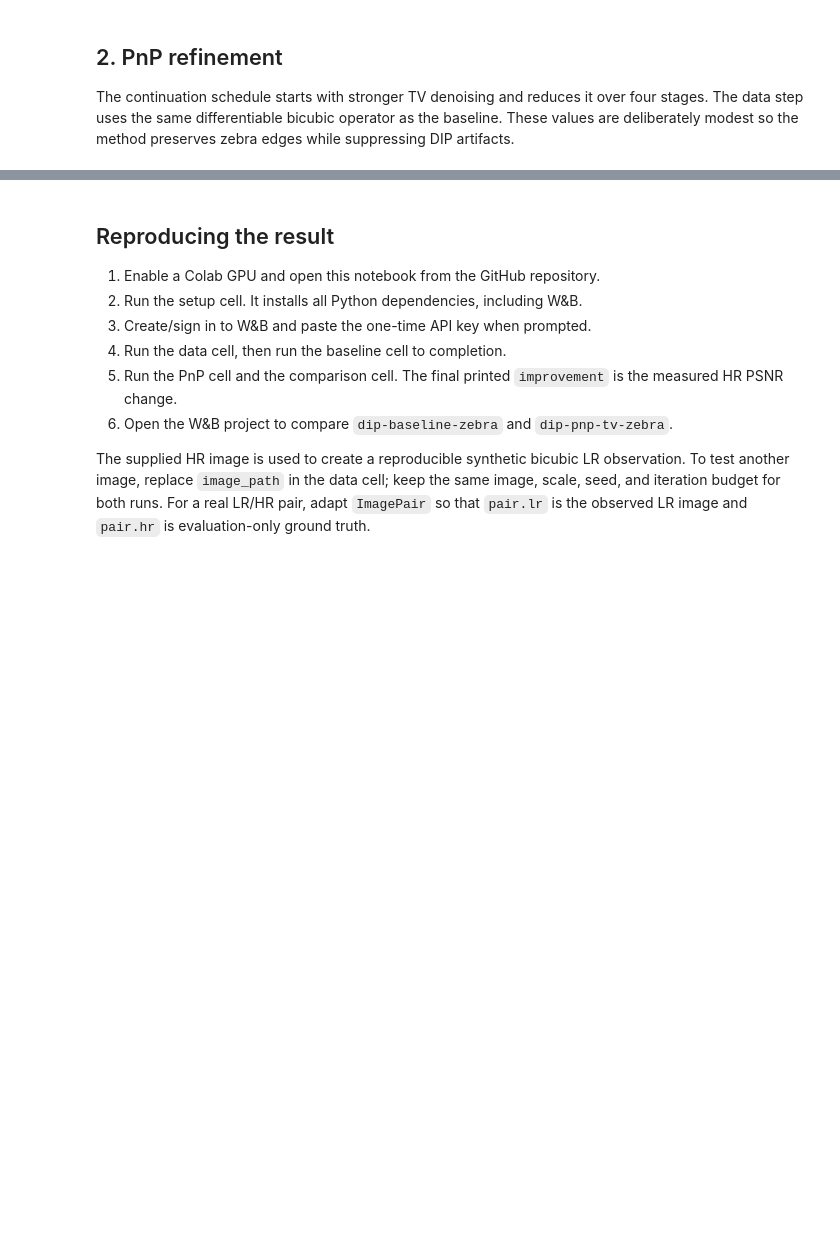
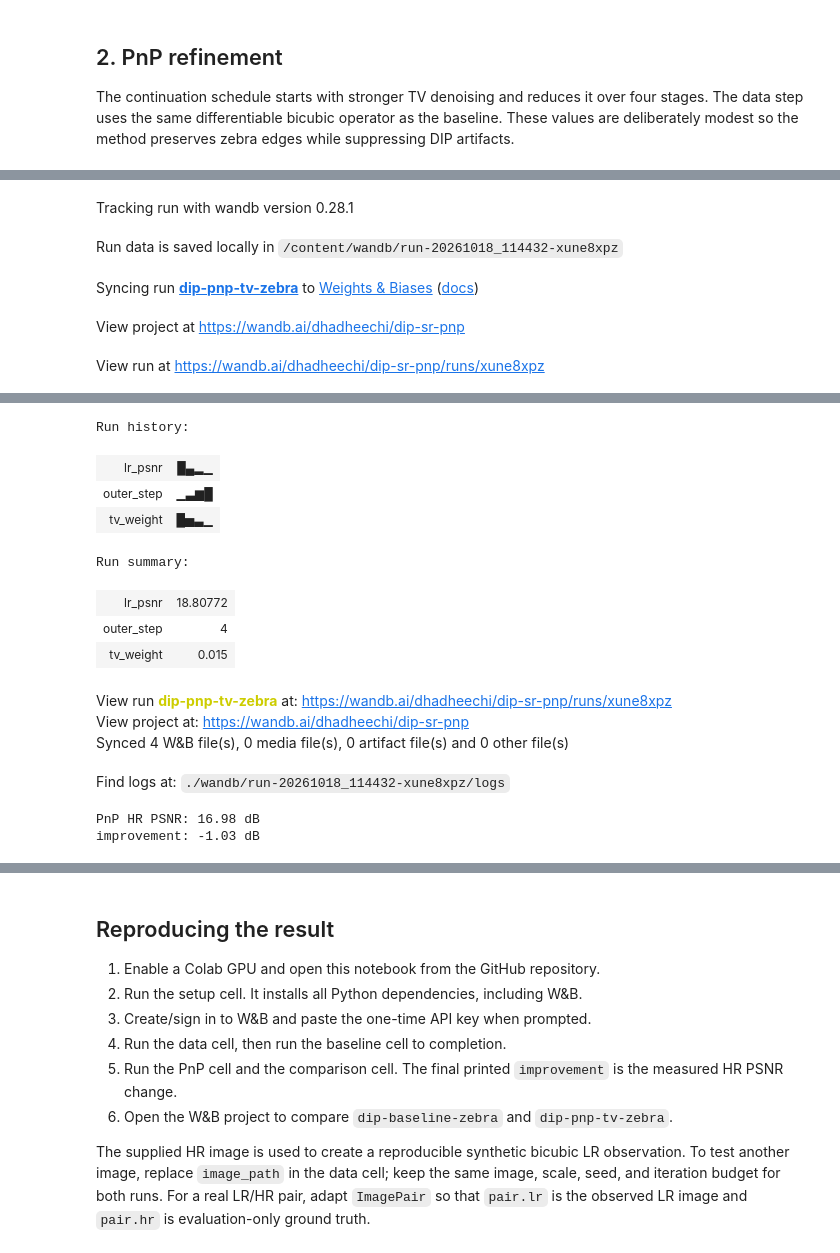
Before and after one commit to Dhadheechi/dip-sr, a Jupyter notebook: notebooks/super_resolution_template.ipynb, the cells around one changed output, grey strips where cells are left out. Saved outputs shown, nothing was run; the diff lists cells and outputs as text; code cells hidden in the pictures; blank space fills up the shorter version.

```diff
--- a/notebooks/super_resolution_template.ipynb
+++ b/notebooks/super_resolution_template.ipynb
@@ -88,6 +117,8 @@ pnp_config = PnPConfig(
     wandb_project=WANDB_PROJECT if USE_WANDB else None,
     wandb_mode="online",
 )
-pnp = run_pnp_refinement(pair, baseline.output, pnp_config)
+# pnp = run_pnp_refinement(pair, baseline.output, pnp_config)
+pnp = run_pnp_refinement(pair, bicubic, pnp_config)
 print(f"PnP HR PSNR: {psnr(pnp.output, pair.hr):.2f} dB")
 print(f"improvement: {psnr(pnp.output, pair.hr) - psnr(baseline.output, pair.hr):+.2f} dB")
+# %% [output]
@@ -93,0 +126,5 @@ print(f"improvement: {psnr(pnp.output, pair.hr) - psnr(baseline.output, pair.hr)
+Tracking run with wandb version 0.28.1
+Run data is saved locally in /content/wandb/run-20261018_114432-xune8xpz
+Syncing run dip-pnp-tv-zebra to Weights & Biases (docs)
+View project at https://wandb.ai/dhadheechi/dip-sr-pnp
+View run at https://wandb.ai/dhadheechi/dip-sr-pnp/runs/xune8xpz
@@ -94,3 +132,17 @@ print(f"improvement: {psnr(pnp.output, pair.hr) - psnr(baseline.output, pair.hr)
+Run history:
+| lr_psnr | █▄▂▁ |
+| outer_step | ▁▃▆█ |
+| tv_weight | █▅▃▁ |
+Run summary:
+| lr_psnr | 18.80772 |
+| outer_step | 4 |
+| tv_weight | 0.015 |
+View run dip-pnp-tv-zebra at: https://wandb.ai/dhadheechi/dip-sr-pnp/runs/xune8xpz
+View project at: https://wandb.ai/dhadheechi/dip-sr-pnp
+Synced 4 W&B file(s), 0 media file(s), 0 artifact file(s) and 0 other file(s)
+Find logs at: ./wandb/run-20261018_114432-xune8xpz/logs
+PnP HR PSNR: 16.98 dB
+improvement: -1.03 dB
 # %%
 bicubic = torch.nn.functional.interpolate(
     pair.lr, size=pair.hr.shape[-2:], mode="bicubic", align_corners=False
```
Also changed, not shown: parts of 6 cells of this notebook.
